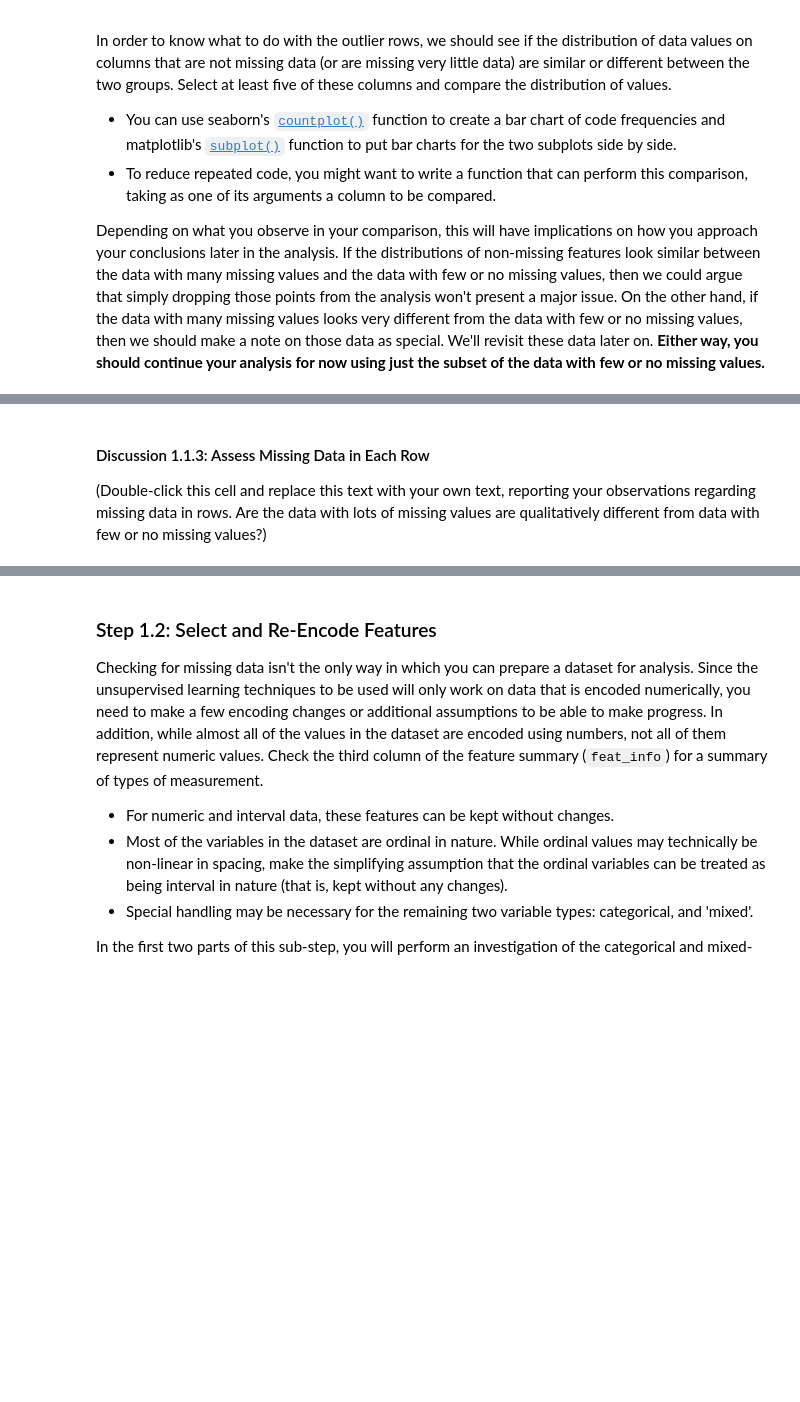
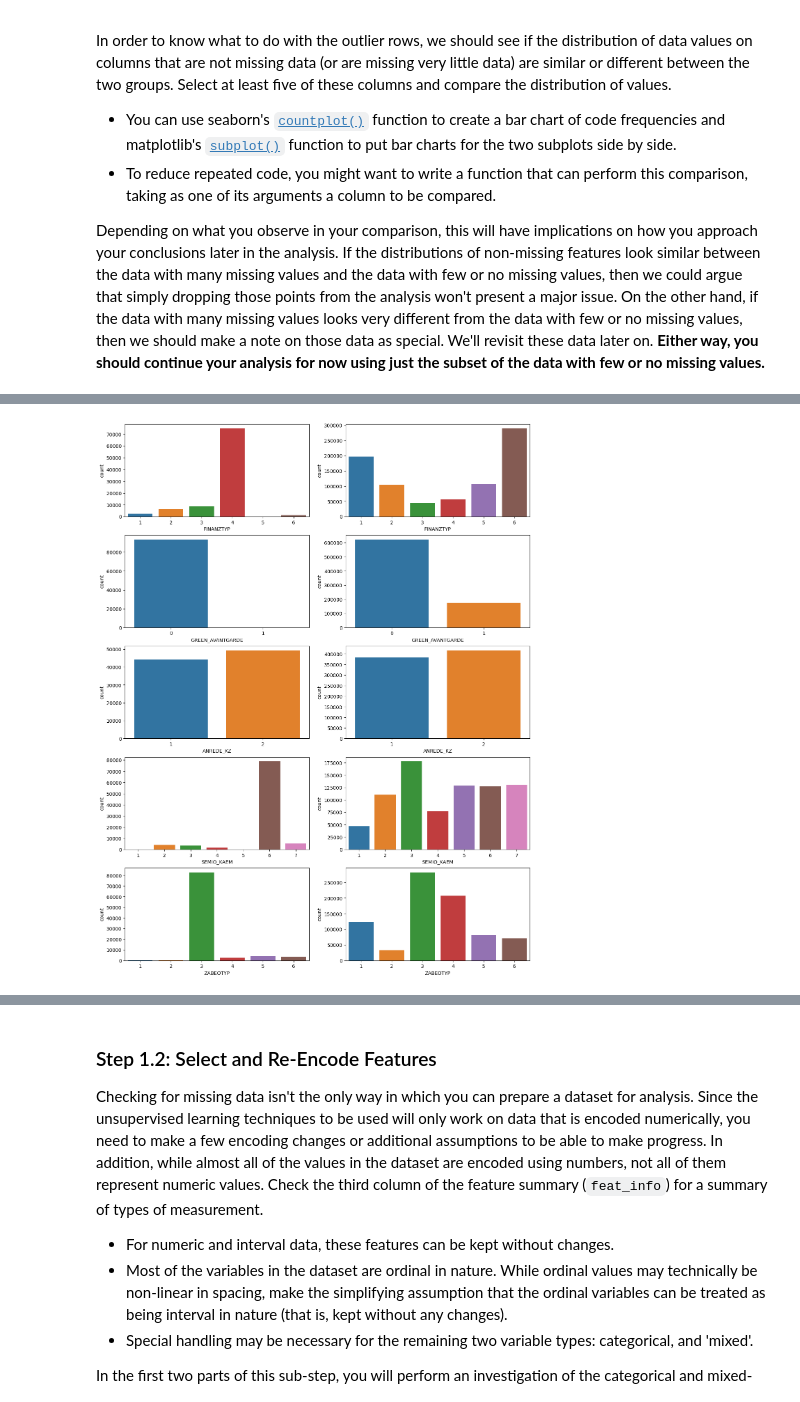
Before and after one commit to neverset123/Pytorch_ML_DL, a Jupyter notebook: Identify_customer_segments/Identify_Customer_Segments.ipynb, the cells around one changed output, grey strips where cells are left out. Drawn from its saved outputs; the diff is of its cells as text; code cells hidden in the pictures; blank space fills up the shorter version.

```diff
--- a/Identify_customer_segments/Identify_Customer_Segments.ipynb
+++ b/Identify_customer_segments/Identify_Customer_Segments.ipynb
@@ -230,7 +221,13 @@ Depending on what you observe in your comparison, this will have implications on
 # %%
 # Compare the distribution of values for at least five columns where there are
 # no or few missing values, between the two subsets.
+import matplotlib.pyplot as plt
+
+column_selected = ["FINANZTYP", "GREEN_AVANTGARDE", "ANREDE_KZ", "SEMIO_KAEM", "ZABEOTYP"]
+fig, axs = plt.subplots(5, 2, figsize=(15,20))
+
+for i, col in enumerate(column_selected):
+    sns.countplot(x=col, data = df_demographic_higher, ax=axs[i,0])
+    sns.countplot(x=col, data = df_demographic_lower,  ax=axs[i,1])
+# %% [output]
+[figure, added]
-# %% [markdown]
-#### Discussion 1.1.3: Assess Missing Data in Each Row
-
-(Double-click this cell and replace this text with your own text, reporting your observations regarding missing data in rows. Are the data with lots of missing values are qualitatively different from data with few or no missing values?)
```
Also changed, not shown: parts of 77 cells of this notebook, 16 other files.
